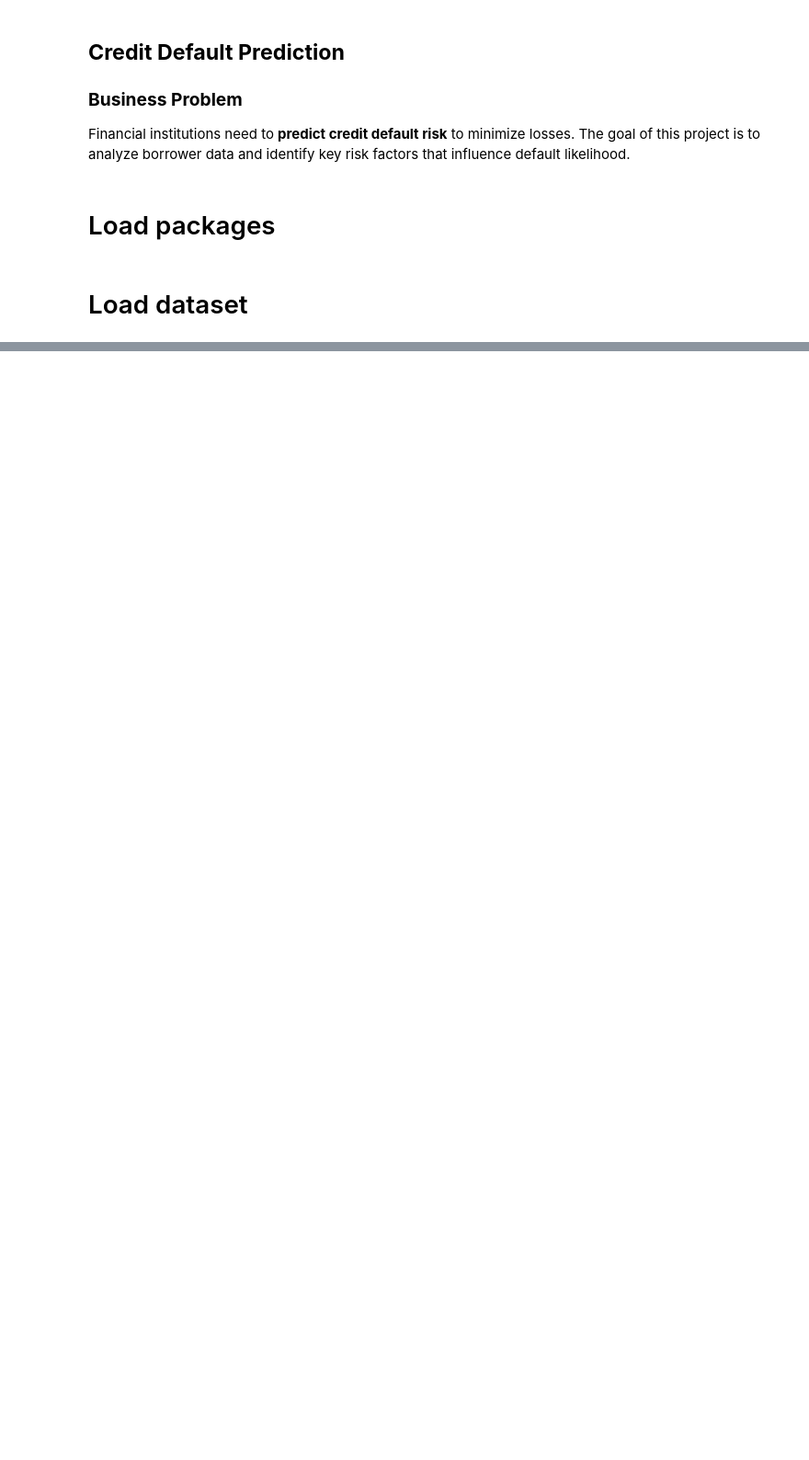
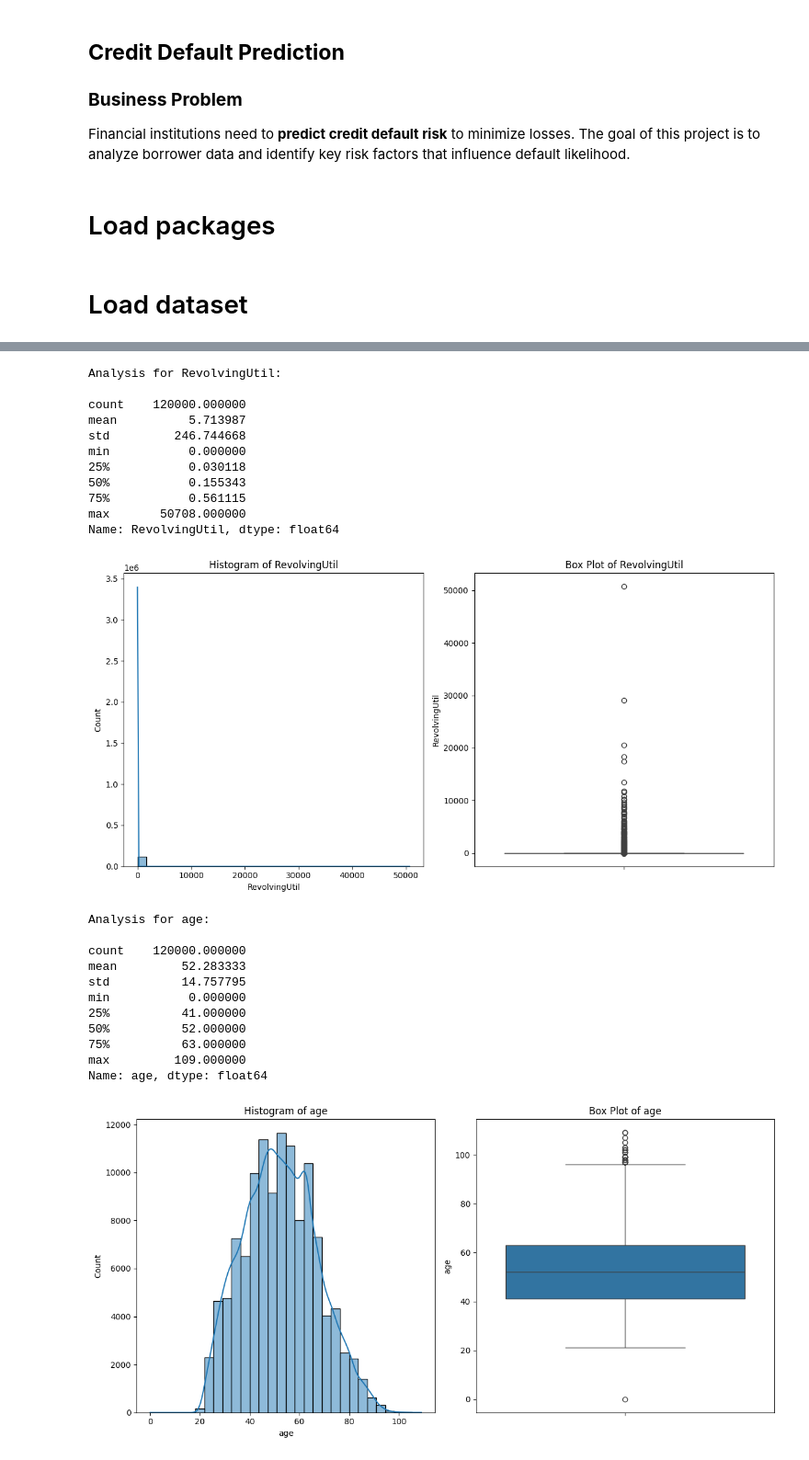
Before and after one commit to Msingisi/Learning-Portfolio-Projects, a Jupyter notebook: Python Projects/Classification/give_me_some_credit/model_building.ipynb, the cells around one changed output, grey strips where cells are left out. Shown at 92% size. Drawn from its saved outputs; the diff is of its cells as text; code cells hidden in the pictures; blank space fills up the shorter version.

```diff
--- a/Python Projects/Classification/give_me_some_credit/model_building.ipynb
+++ b/Python Projects/Classification/give_me_some_credit/model_building.ipynb
@@ -41,0 +61,8 @@ df_test.drop(columns=["Unnamed: 0"], inplace=True)
+# %%
+# Convert empty strings to NaN (if necessary)
+full_data["Default"] = full_data["Default"].replace("", pd.NA)
+
+# Drop rows where 'Default' is NaN
+full_data = full_data.dropna(subset=["Default"])
+
+print(full_data["Default"].isnull().sum())
@@ -41,0 +77,7 @@ df_test.drop(columns=["Unnamed: 0"], inplace=True)
+# %%
+# split the data into train and test
+def data_split(df, test_size):
+    train_df, test_df = train_test_split(df, test_size=test_size, random_state=42)
+    return train_df.reset_index(drop=True), test_df.reset_index(drop=True)
+# %%
+train_original, test_original = data_split(full_data, 0.2)
@@ -41,0 +173,50 @@ df_test.drop(columns=["Unnamed: 0"], inplace=True)
+# %%
+def univariate_analysis(data):
+    numeric_columns = data.select_dtypes(include=['float64', 'int64']).columns.drop(['Default', 'Dependents'], errors='ignore')
+
+    for column in numeric_columns:
+        print(f'\nAnalysis for {column}:\n')
+        print(data[column].describe())
+
+        plt.figure(figsize=(12, 6))
+
+        # Histogram
+        plt.subplot(1, 2, 1)
+        sns.histplot(data[column], kde=True, bins=30)
+        plt.title(f'Histogram of {column}')
+
+        # Box Plot
+        plt.subplot(1, 2, 2)
+        sns.boxplot(y=data[column])
+        plt.title(f'Box Plot of {column}')
+
+        plt.tight_layout()
+        plt.show()
+# %%
+# Perform univariate analysis
+univariate_analysis(train_original)
+# %% [output]
+Analysis for RevolvingUtil:
+
+count    120000.000000
+mean          5.713987
+std         246.744668
+min           0.000000
+25%           0.030118
+50%           0.155343
+75%           0.561115
+max       50708.000000
+Name: RevolvingUtil, dtype: float64
+[figure, added]
+Analysis for age:
+
+count    120000.000000
+mean         52.283333
+std          14.757795
+min           0.000000
+25%          41.000000
+50%          52.000000
+75%          63.000000
+max         109.000000
+Name: age, dtype: float64
+[figure, added]
```
Also changed, not shown: parts of 38 cells of this notebook, 2 other files.
